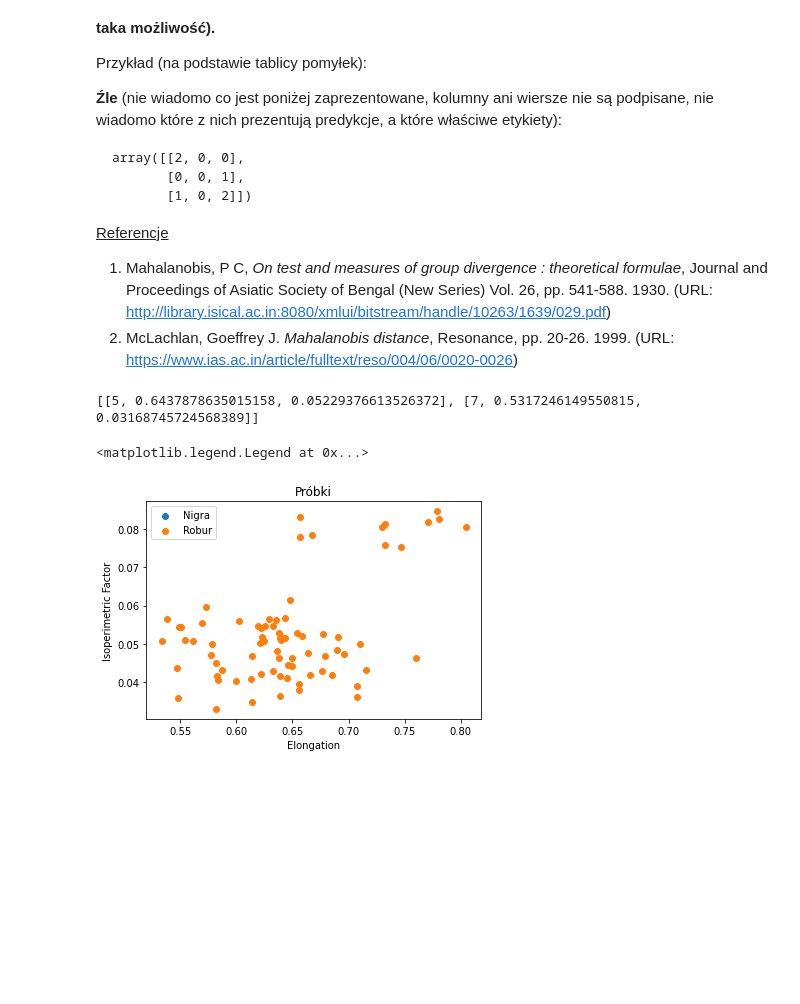
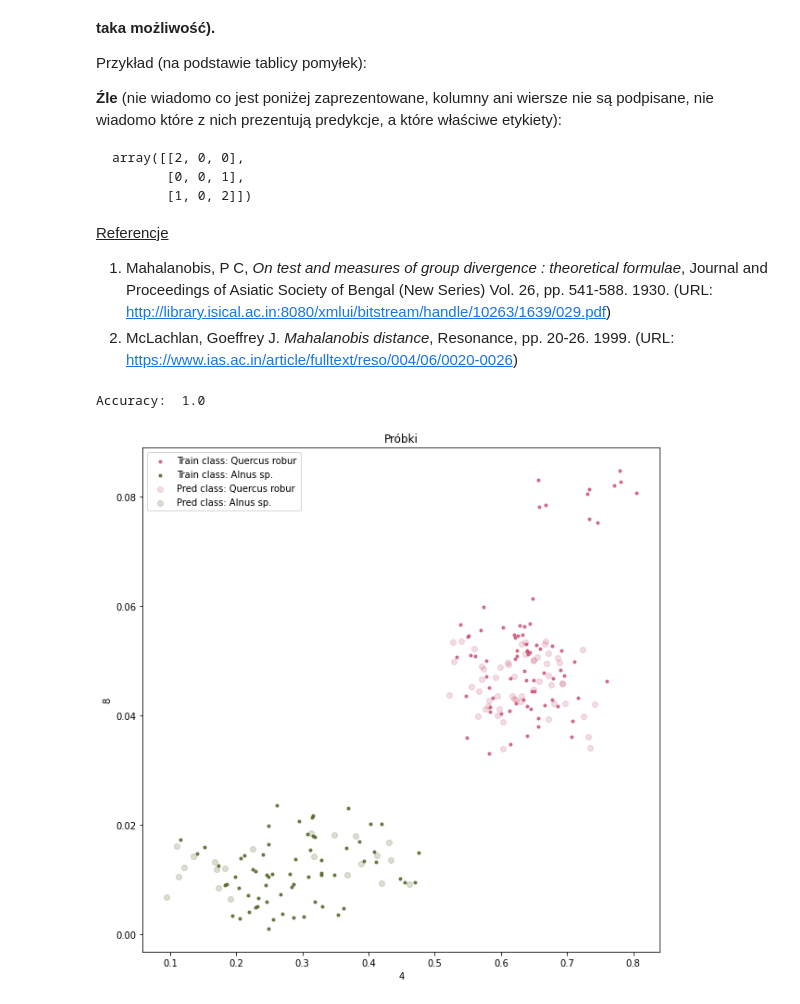
Before and after one commit to bmichas/SwAD, a Jupyter notebook: sad-Lab04/Lab04.ipynb, the cells around one changed output. Saved outputs shown, nothing was run; the diff lists cells and outputs as text; code cells hidden in the pictures; blank space fills up the shorter version.

```diff
--- a/sad-Lab04/Lab04.ipynb
+++ b/sad-Lab04/Lab04.ipynb
@@ -87,9 +88,11 @@ def edist(p1, p2, attributes):
         distance += (p1_new[i] - p2_new[i])**2
 
     return distance**0.5
-# %%
-def NM():
-    pass
+# %%
+def acc(classified,test):
+    correct = (test[:,0] == classified[:,0])
+    correct = np.count_nonzero(correct)
+    return correct/len(classified)
 # %%
 def average(lst):
     return sum(lst)/len(lst)
@@ -107,0 +122,11 @@ def get_mean(leaves,attributes,leaf_class):
+# %%
+def NM(test, attributes, means):
+    classified = np.copy(test)
+    for te in range(len(test)):
+        nearest = 100
+        for i in range(len(means)):
+            distance = edist(test[te], means[i], attributes)
+            if distance < nearest:
+                nearest = distance
+                classified[te][0] = means[i][0]
+    return classified
@@ -108,41 +187,12 @@ def get_mean(leaves,attributes,leaf_class):
 # %%
-#wybór klas
-def get_class(classes):
-    for i in range(len(classes)):
-        if i == 0:
-            new_train = np.array(train[train[:,0] == classes[i]])
-            new_test = np.array(test[test[:,0] == classes[i]])
-        else:
-            new_train = np.vstack((new_train,train[train[:,0] == classes[i]]))
-            new_test = np.vstack((new_test,test[test[:,0] == classes[i]]))
-    return new_train, new_test
+attributes = [4,8]
+leaf_classes = [5,4]
+train_new, test_new = get_class(leaf_classes)
+means = get_mean(train_new, leaf_classes)
+classified = NM(test_new,attributes,means)
+accuracy = acc(classified, test_new)
+print('Accuracy: ', accuracy)
+my_plot(attributes, leaf_classes, train_new, classified)
+# %% [output]
+Accuracy:  1.0
+[figure, added]
-# %%
-attributes = [4,8]
-leaf_class = [5,7] #nigra, robur
-
-train_new, test_new = get_class(leaf_class)
-means = get_mean(train_new,attributes,leaf_class)
-print(means)
-# %% [output]
-[[5, 0.6437878635015158, 0.05229376613526372], [7, 0.5317246149550815, 0.03168745724568389]]
-# %%
-import matplotlib.pyplot as plt
-
-plt.figure()
-plt.title("Próbki")
-plt.xlabel(f"Elongation")
-plt.ylabel(f"Isoperimetric Factor")
-
-
-klasy = [3, 5]
-name = {3: 'Nigra', 5: 'Robur'}
-for i in klasy:
-    data_plt = train_new[train_new[:, 0] == i]
-    plt.scatter(x=data_plt[:,4],
-                y=data_plt[:,8],
-                label=name[i])
-
-plt.legend()
-# %% [output]
-<matplotlib.legend.Legend at 0x...>
-[figure, removed]
```
Also changed, not shown: parts of 4 cells of this notebook.
